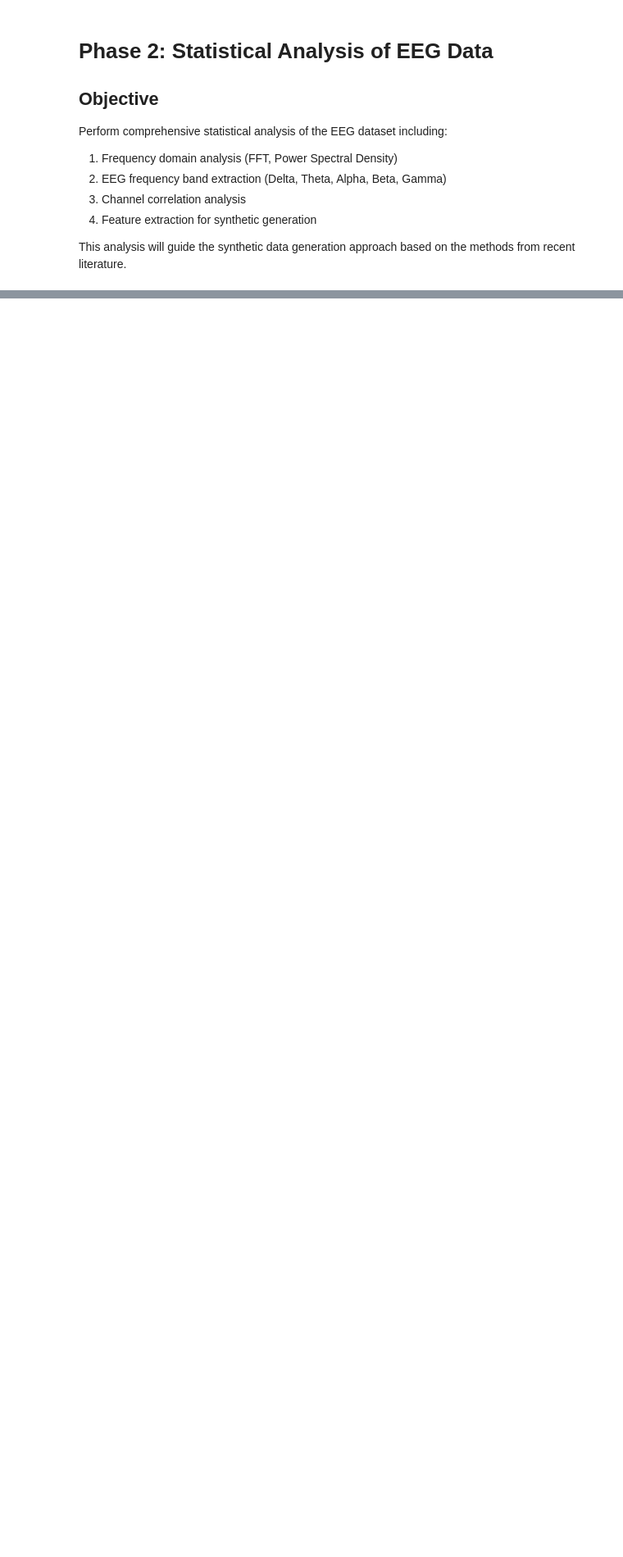
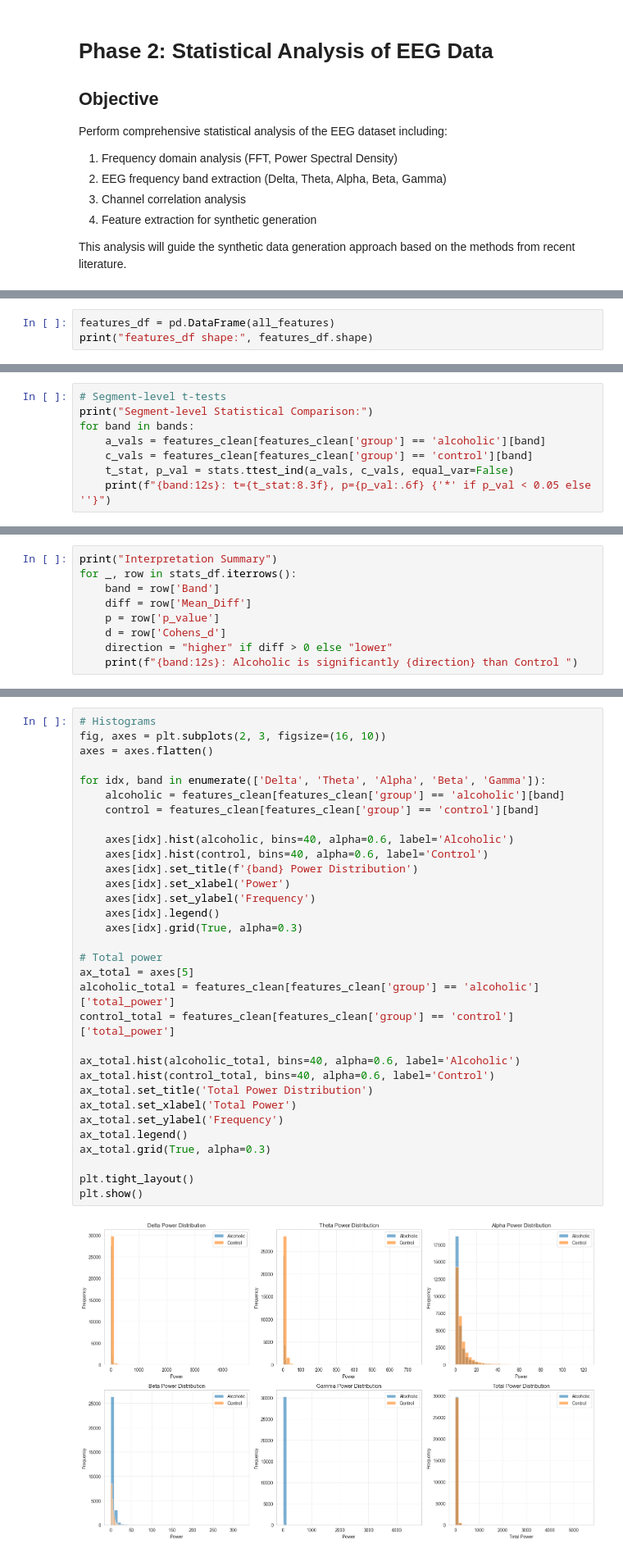
Before and after one commit to ZhaoJackson/Synthetic_EEG_Generation, a Jupyter notebook: src/phase2_statistical_analysis.ipynb, the cells around one changed output, grey strips where cells are left out. Shown: that part at 82% size. Saved outputs shown, nothing was run; the diff lists cells and outputs as text; blank space fills up the shorter version.

```diff
--- a/src/phase2_statistical_analysis.ipynb
+++ b/src/phase2_statistical_analysis.ipynb
@@ -480,0 +276,3 @@ Analyzed 10 channels with 256 samples each
+# %%
+features_df = pd.DataFrame(all_features)
+print("features_df shape:", features_df.shape)
@@ -480,0 +375,8 @@ Analyzed 10 channels with 256 samples each
+# %%
+# Segment-level t-tests
+print("Segment-level Statistical Comparison:")
+for band in bands:
+    a_vals = features_clean[features_clean['group'] == 'alcoholic'][band]
+    c_vals = features_clean[features_clean['group'] == 'control'][band]
+    t_stat, p_val = stats.ttest_ind(a_vals, c_vals, equal_var=False)
+    print(f"{band:12s}: t={t_stat:8.3f}, p={p_val:.6f} {'*' if p_val < 0.05 else ''}")
@@ -480,0 +391,9 @@ Analyzed 10 channels with 256 samples each
+# %%
+print("Interpretation Summary")
+for _, row in stats_df.iterrows():
+    band = row['Band']
+    diff = row['Mean_Diff']
+    p = row['p_value']
+    d = row['Cohens_d']
+    direction = "higher" if diff > 0 else "lower"
+    print(f"{band:12s}: Alcoholic is significantly {direction} than Control ")
@@ -480,0 +408,34 @@ Analyzed 10 channels with 256 samples each
+# %%
+# Histograms
+fig, axes = plt.subplots(2, 3, figsize=(16, 10))
+axes = axes.flatten()
+
+for idx, band in enumerate(['Delta', 'Theta', 'Alpha', 'Beta', 'Gamma']):
+    alcoholic = features_clean[features_clean['group'] == 'alcoholic'][band]
+    control = features_clean[features_clean['group'] == 'control'][band]
+
+    axes[idx].hist(alcoholic, bins=40, alpha=0.6, label='Alcoholic')
+    axes[idx].hist(control, bins=40, alpha=0.6, label='Control')
+    axes[idx].set_title(f'{band} Power Distribution')
+    axes[idx].set_xlabel('Power')
+    axes[idx].set_ylabel('Frequency')
+    axes[idx].legend()
+    axes[idx].grid(True, alpha=0.3)
+
+# Total power
+ax_total = axes[5]
+alcoholic_total = features_clean[features_clean['group'] == 'alcoholic']['total_power']
+control_total = features_clean[features_clean['group'] == 'control']['total_power']
+
+ax_total.hist(alcoholic_total, bins=40, alpha=0.6, label='Alcoholic')
+ax_total.hist(control_total, bins=40, alpha=0.6, label='Control')
+ax_total.set_title('Total Power Distribution')
+ax_total.set_xlabel('Total Power')
+ax_total.set_ylabel('Frequency')
+ax_total.legend()
+ax_total.grid(True, alpha=0.3)
+
+plt.tight_layout()
+plt.show()
+# %% [output]
+[figure, added]
```
Also changed, not shown: parts of 69 cells of this notebook, 1 other file.
